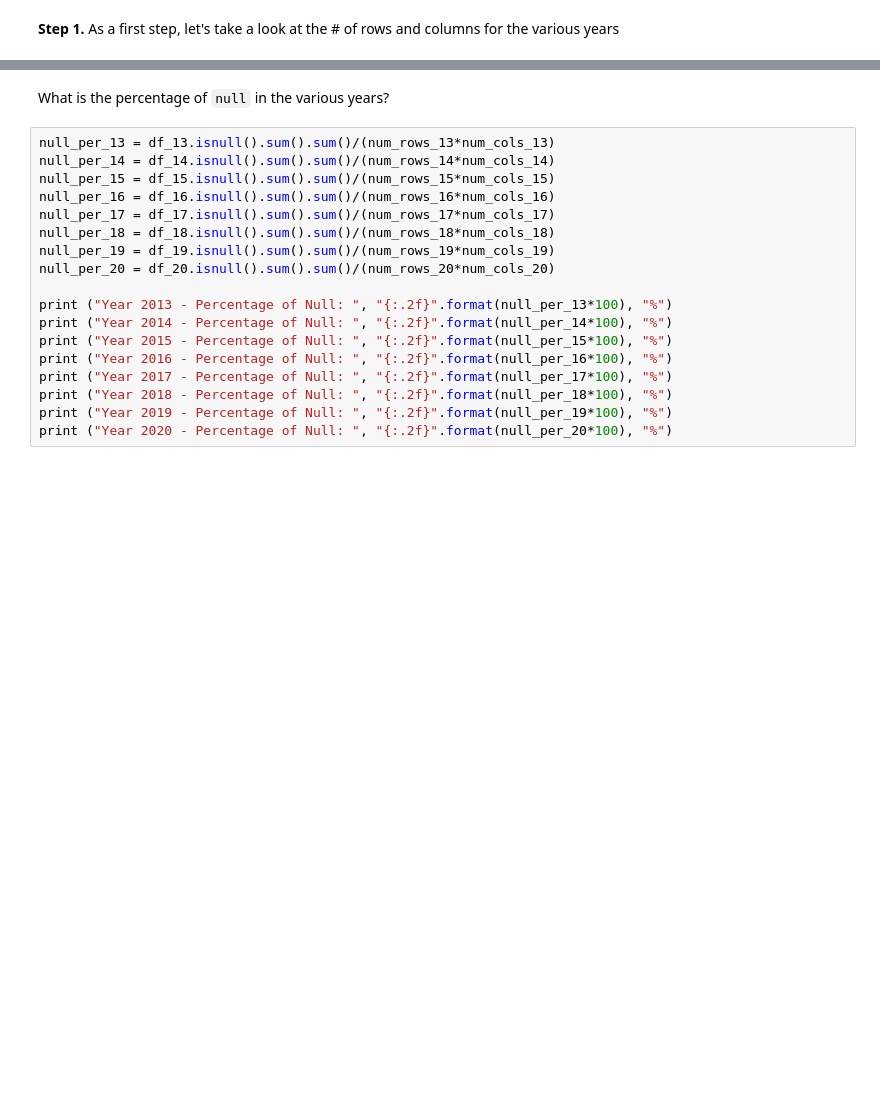
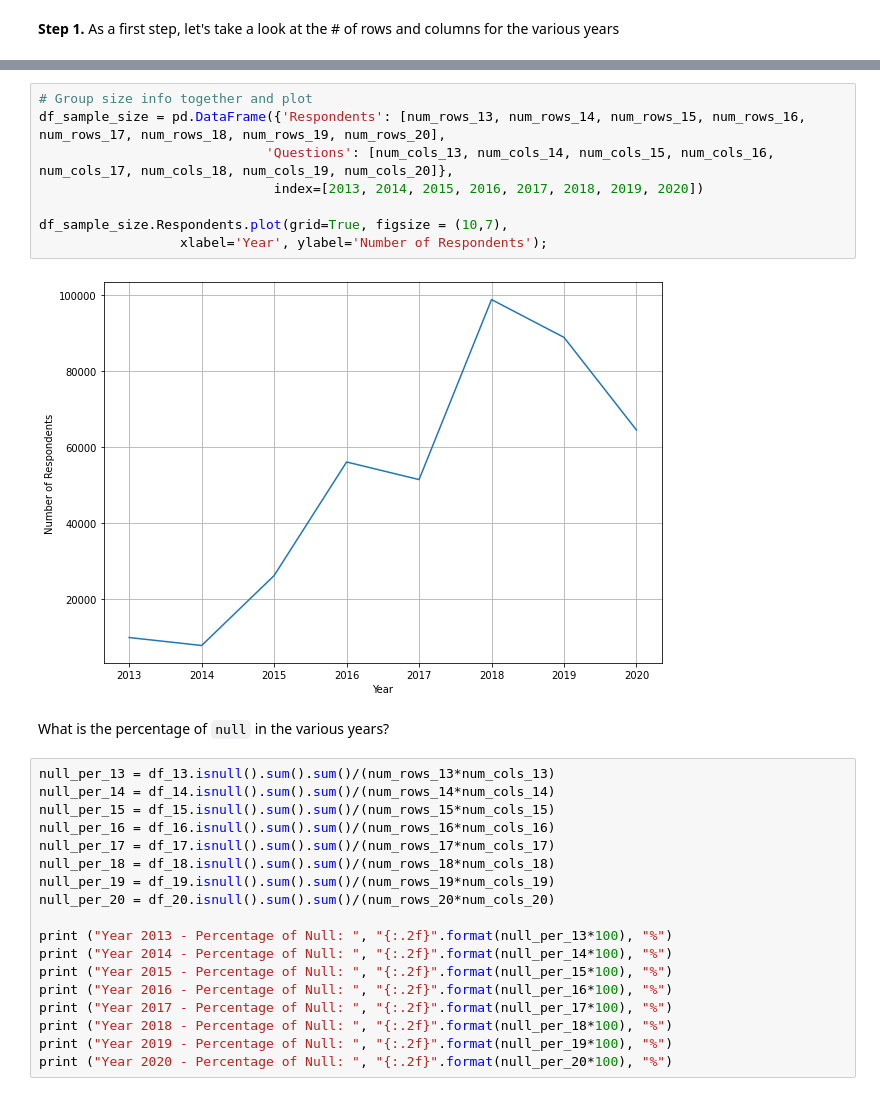
Before and after one commit to Data-Science-NDegree-MRusso/DSND-P1-Data-Exploration, a Jupyter notebook: code/StackOverflow survey analysis.ipynb, the cells around one changed output, grey strips where cells are left out. Drawn from its saved outputs; the diff is of its cells as text; blank space fills up the shorter version.

```diff
--- a/code/StackOverflow survey analysis.ipynb
+++ b/code/StackOverflow survey analysis.ipynb
@@ -88,3 +97,13 @@ print("Year 2020 - Rows in the dataset: ", num_rows_20, "; Colums in the dataset
+# %%
+# Group size info together and plot
+df_sample_size = pd.DataFrame({'Respondents': [num_rows_13, num_rows_14, num_rows_15, num_rows_16, num_rows_17, num_rows_18, num_rows_19, num_rows_20],
+                             'Questions': [num_cols_13, num_cols_14, num_cols_15, num_cols_16, num_cols_17, num_cols_18, num_cols_19, num_cols_20]},
+                              index=[2013, 2014, 2015, 2016, 2017, 2018, 2019, 2020])
+
+df_sample_size.Respondents.plot(grid=True, figsize = (10,7),
+                  xlabel='Year', ylabel='Number of Respondents');
+# %% [output]
+[figure, added]
 # %% [markdown]
 What is the percentage of `null` in the various years?
 # %%
```
Also changed, not shown: parts of 28 cells of this notebook.
